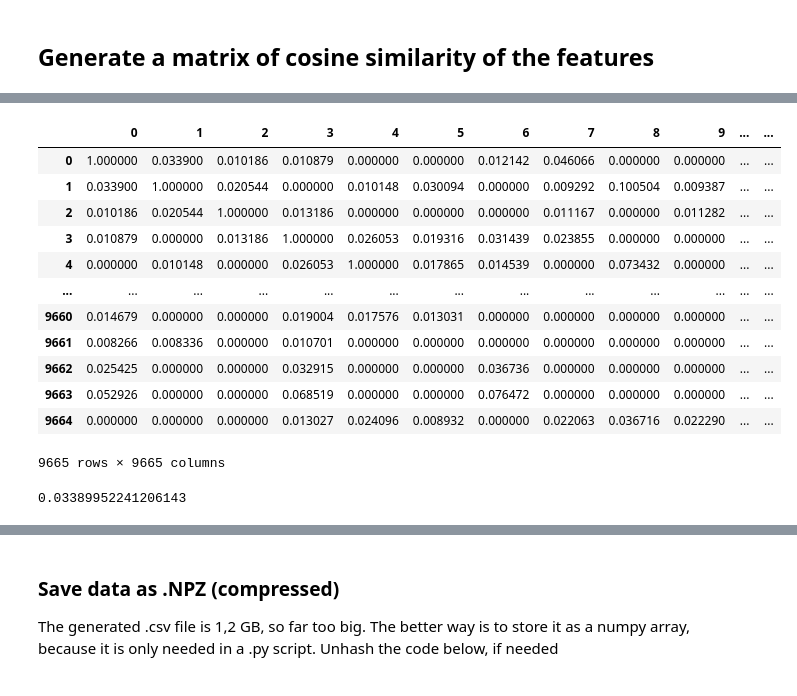
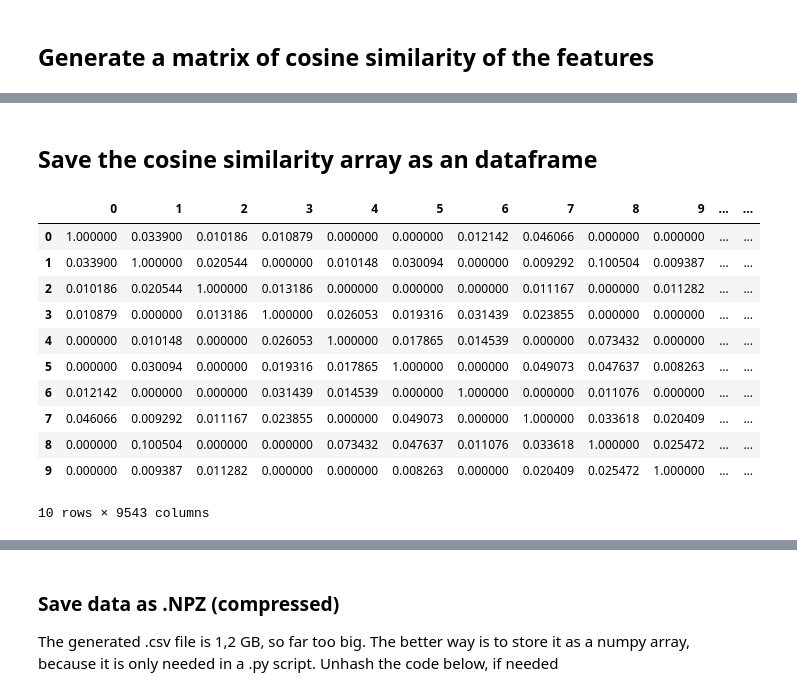
Before and after one commit to flux511/recommender-system-capstone, a Jupyter notebook: notebooks/movie_features.ipynb, the cells around one changed output, grey strips where cells are left out. Cells and saved outputs as stored; diff of their text form; code cells hidden in the pictures.

Commit message:
remove duplicates

```diff
--- a/notebooks/movie_features.ipynb
+++ b/notebooks/movie_features.ipynb
@@ -314,0 +338,5 @@ memory usage: 228.5 KB
+# %%
+# remove the duplicates
+df_links.drop_duplicates(subset="movieId", inplace=True)
+df_links.drop_duplicates(subset="tmdbId", inplace=True)
+df_links.shape
@@ -348,3 +396,6 @@ df_features.head()
+# %%
+# remove duplicates
+df_features.drop_duplicates(subset="movieId", inplace=True)
 # %%
 # set the movieId as index
 df_features = df_features.set_index("movieId")
@@ -484,23 +641,19 @@ cosine_sim = cosine_similarity(count_matrix, count_matrix)
+# %% [markdown]
+## Save the cosine similarity array as an dataframe
 # %%
 # save the matrix in a dataframe
 df_cosine_sim = pd.DataFrame(cosine_sim)
-df_cosine_sim
+df_cosine_sim.head(10)
 # %% [output]
 |  | 0 | 1 | 2 | 3 | 4 | 5 | 6 | 7 | 8 | 9 | ... | ... |
 | 0 | 1.000000 | 0.033900 | 0.010186 | 0.010879 | 0.000000 | 0.000000 | 0.012142 | 0.046066 | 0.000000 | 0.000000 | ... | ... |
 | 1 | 0.033900 | 1.000000 | 0.020544 | 0.000000 | 0.010148 | 0.030094 | 0.000000 | 0.009292 | 0.100504 | 0.009387 | ... | ... |
 | 2 | 0.010186 | 0.020544 | 1.000000 | 0.013186 | 0.000000 | 0.000000 | 0.000000 | 0.011167 | 0.000000 | 0.011282 | ... | ... |
 | 3 | 0.010879 | 0.000000 | 0.013186 | 1.000000 | 0.026053 | 0.019316 | 0.031439 | 0.023855 | 0.000000 | 0.000000 | ... | ... |
 | 4 | 0.000000 | 0.010148 | 0.000000 | 0.026053 | 1.000000 | 0.017865 | 0.014539 | 0.000000 | 0.073432 | 0.000000 | ... | ... |
-| ... | ... | ... | ... | ... | ... | ... | ... | ... | ... | ... | ... | ... |
-| 9660 | 0.014679 | 0.000000 | 0.000000 | 0.019004 | 0.017576 | 0.013031 | 0.000000 | 0.000000 | 0.000000 | 0.000000 | ... | ... |
-| 9661 | 0.008266 | 0.008336 | 0.000000 | 0.010701 | 0.000000 | 0.000000 | 0.000000 | 0.000000 | 0.000000 | 0.000000 | ... | ... |
-| 9662 | 0.025425 | 0.000000 | 0.000000 | 0.032915 | 0.000000 | 0.000000 | 0.036736 | 0.000000 | 0.000000 | 0.000000 | ... | ... |
-| 9663 | 0.052926 | 0.000000 | 0.000000 | 0.068519 | 0.000000 | 0.000000 | 0.076472 | 0.000000 | 0.000000 | 0.000000 | ... | ... |
-| 9664 | 0.000000 | 0.000000 | 0.000000 | 0.013027 | 0.024096 | 0.008932 | 0.000000 | 0.022063 | 0.036716 | 0.022290 | ... | ... |
+| 5 | 0.000000 | 0.030094 | 0.000000 | 0.019316 | 0.017865 | 1.000000 | 0.000000 | 0.049073 | 0.047637 | 0.008263 | ... | ... |
+| 6 | 0.012142 | 0.000000 | 0.000000 | 0.031439 | 0.014539 | 0.000000 | 1.000000 | 0.000000 | 0.011076 | 0.000000 | ... | ... |
+| 7 | 0.046066 | 0.009292 | 0.011167 | 0.023855 | 0.000000 | 0.049073 | 0.000000 | 1.000000 | 0.033618 | 0.020409 | ... | ... |
+| 8 | 0.000000 | 0.100504 | 0.000000 | 0.000000 | 0.073432 | 0.047637 | 0.011076 | 0.033618 | 1.000000 | 0.025472 | ... | ... |
+| 9 | 0.000000 | 0.009387 | 0.011282 | 0.000000 | 0.000000 | 0.008263 | 0.000000 | 0.020409 | 0.025472 | 1.000000 | ... | ... |
-9665 rows × 9665 columns
+10 rows × 9543 columns
-# %%
-# query a cosine similarity between two movies
-df_cosine_sim.loc[0,1]
-# %% [output]
-0.03389952241206143
```
Also changed, not shown: parts of 45 cells of this notebook.
